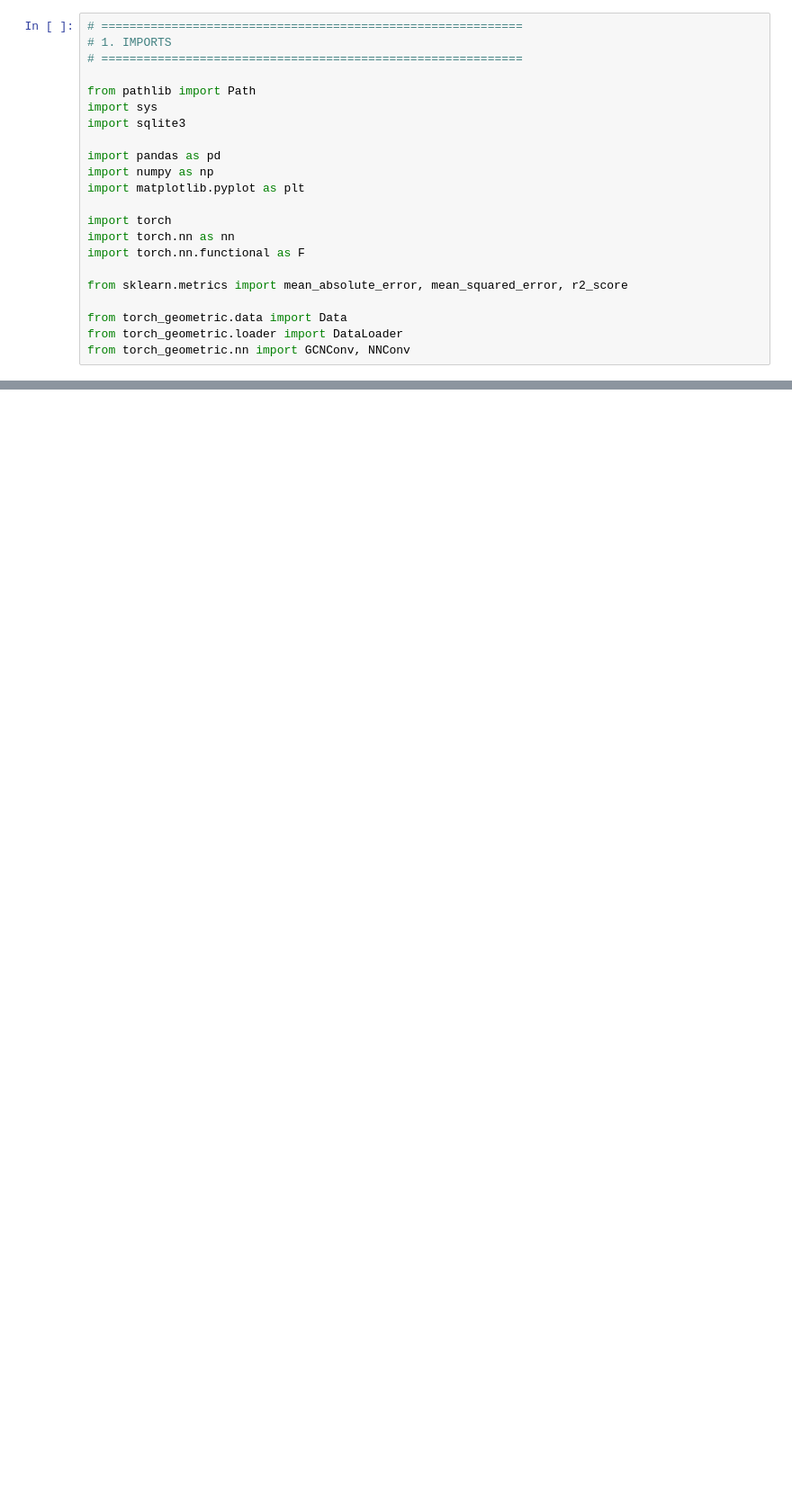
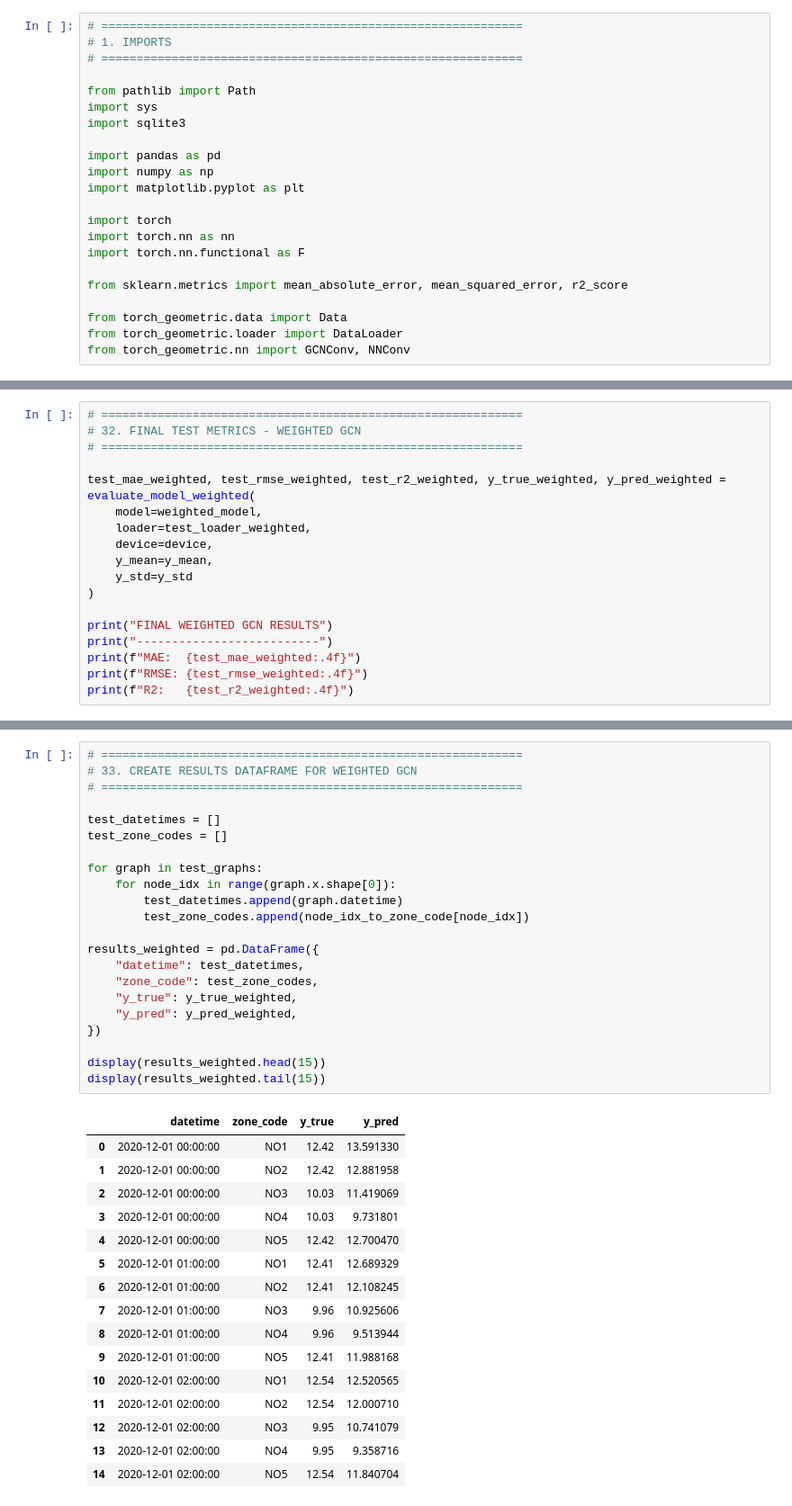
Before and after one commit to huugoox/tfg, a Jupyter notebook: notebooks/08_GNN_edge_model.ipynb, the cells around one changed output, grey strips where cells are left out. Shown at 90% size. Drawn from its saved outputs; the diff is of its cells as text; blank space fills up the shorter version.

```diff
--- a/notebooks/08_GNN_edge_model.ipynb
+++ b/notebooks/08_GNN_edge_model.ipynb
@@ -41,0 +1159,18 @@ print("Connected to database")
+# %%
+# ============================================================
+# 32. FINAL TEST METRICS - WEIGHTED GCN
+# ============================================================
+
+test_mae_weighted, test_rmse_weighted, test_r2_weighted, y_true_weighted, y_pred_weighted = evaluate_model_weighted(
+    model=weighted_model,
+    loader=test_loader_weighted,
+    device=device,
+    y_mean=y_mean,
+    y_std=y_std
+)
+
+print("FINAL WEIGHTED GCN RESULTS")
+print("--------------------------")
+print(f"MAE:  {test_mae_weighted:.4f}")
+print(f"RMSE: {test_rmse_weighted:.4f}")
+print(f"R2:   {test_r2_weighted:.4f}")
@@ -41,0 +1183,39 @@ print("Connected to database")
+# %%
+# ============================================================
+# 33. CREATE RESULTS DATAFRAME FOR WEIGHTED GCN
+# ============================================================
+
+test_datetimes = []
+test_zone_codes = []
+
+for graph in test_graphs:
+    for node_idx in range(graph.x.shape[0]):
+        test_datetimes.append(graph.datetime)
+        test_zone_codes.append(node_idx_to_zone_code[node_idx])
+
+results_weighted = pd.DataFrame({
+    "datetime": test_datetimes,
+    "zone_code": test_zone_codes,
+    "y_true": y_true_weighted,
+    "y_pred": y_pred_weighted,
+})
+
+display(results_weighted.head(15))
+display(results_weighted.tail(15))
+# %% [output]
+|  | datetime | zone_code | y_true | y_pred |
+| 0 | 2020-12-01 00:00:00 | NO1 | 12.42 | 13.591330 |
+| 1 | 2020-12-01 00:00:00 | NO2 | 12.42 | 12.881958 |
+| 2 | 2020-12-01 00:00:00 | NO3 | 10.03 | 11.419069 |
+| 3 | 2020-12-01 00:00:00 | NO4 | 10.03 | 9.731801 |
+| 4 | 2020-12-01 00:00:00 | NO5 | 12.42 | 12.700470 |
+| 5 | 2020-12-01 01:00:00 | NO1 | 12.41 | 12.689329 |
+| 6 | 2020-12-01 01:00:00 | NO2 | 12.41 | 12.108245 |
+| 7 | 2020-12-01 01:00:00 | NO3 | 9.96 | 10.925606 |
+| 8 | 2020-12-01 01:00:00 | NO4 | 9.96 | 9.513944 |
+| 9 | 2020-12-01 01:00:00 | NO5 | 12.41 | 11.988168 |
+| 10 | 2020-12-01 02:00:00 | NO1 | 12.54 | 12.520565 |
+| 11 | 2020-12-01 02:00:00 | NO2 | 12.54 | 12.000710 |
+| 12 | 2020-12-01 02:00:00 | NO3 | 9.95 | 10.741079 |
+| 13 | 2020-12-01 02:00:00 | NO4 | 9.95 | 9.358716 |
+| 14 | 2020-12-01 02:00:00 | NO5 | 12.54 | 11.840704 |
```
Also changed, not shown: parts of 33 cells of this notebook.
